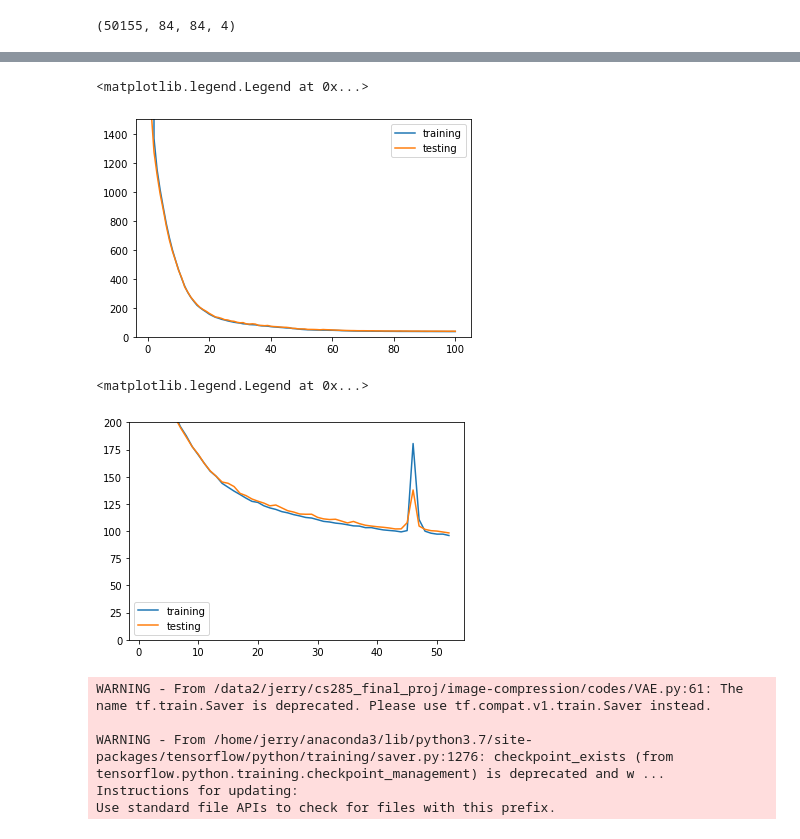
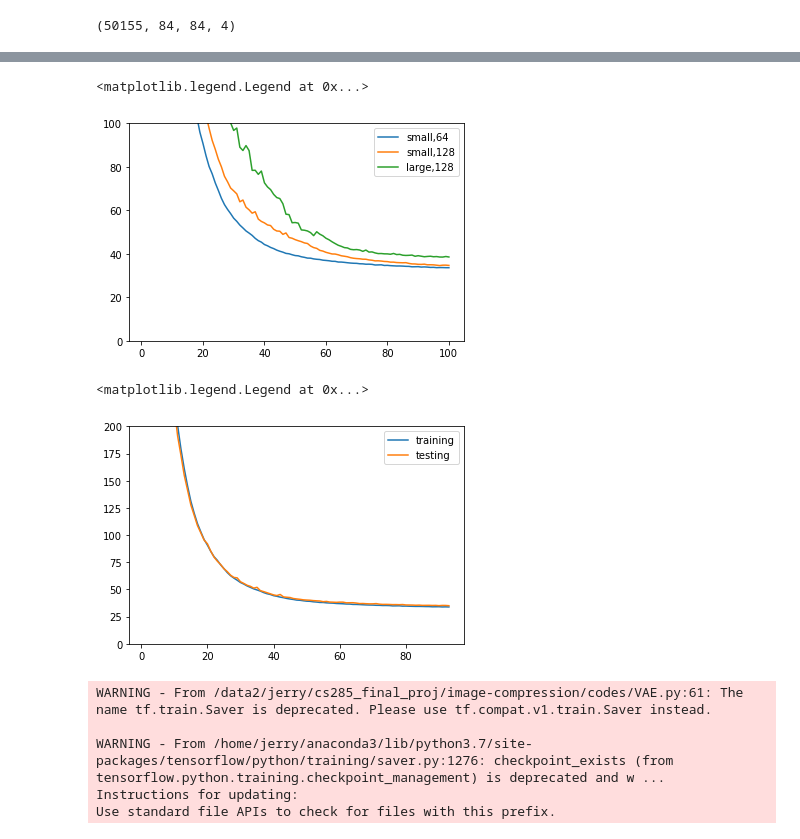
Before and after one commit to HaoranLiao/cs285_project, a Jupyter notebook: Visualization.ipynb, the cells around one changed output, grey strips where cells are left out. Saved outputs shown, nothing was run; the diff lists cells and outputs as text; code cells hidden in the pictures.

```diff
--- a/Visualization.ipynb
+++ b/Visualization.ipynb
@@ -31,2 +33,2 @@ WARNING - From /data2/jerry/cs285_final_proj/image-compression/codes/VAE.py:35:
 # %%
-lcurve=pd.read_csv("cost_record.csv")
+lcurve=pd.read_csv("small CNN, 64/cost_record.csv")
@@ -51,11 +35,16 @@ lcurve
+# %%
+lcurve_1=pd.read_csv("runs/small CNN, 128/cost_record.csv")
+# %%
+lcurve_2=pd.read_csv("runs/large CNN, 128/cost_record.csv")
 # %%
-plt.plot(lcurve.Epoch, lcurve["training_cost"],label="training")
-plt.plot(lcurve.Epoch, lcurve["test_cost"],label="testing")
-plt.ylim(0,1500)
+plt.plot(lcurve.Epoch, lcurve["training_cost"],label="small,64")
+plt.plot(lcurve_1.Epoch, lcurve_1["training_cost"],label="small,128")
+plt.plot(lcurve_2.Epoch, lcurve_2["test_cost"],label="large,128")
+plt.ylim(0,100)
 plt.legend()
 # %% [output]
 <matplotlib.legend.Legend at 0x...>
-[figure, old version]
+[figure, new version]
 # %%
 plt.plot(lcurve.Epoch, lcurve["training_cost"],label="training")
 plt.plot(lcurve.Epoch, lcurve["test_cost"],label="testing")
@@ -63,7 +52,7 @@ plt.ylim(0,200)
 plt.legend()
 # %% [output]
 <matplotlib.legend.Legend at 0x...>
-[figure, old version]
+[figure, new version]
 # %%
 vae.load_model("model")
 # %% [output]
```
Also changed, not shown: parts of 4 cells of this notebook, 3 other files.
